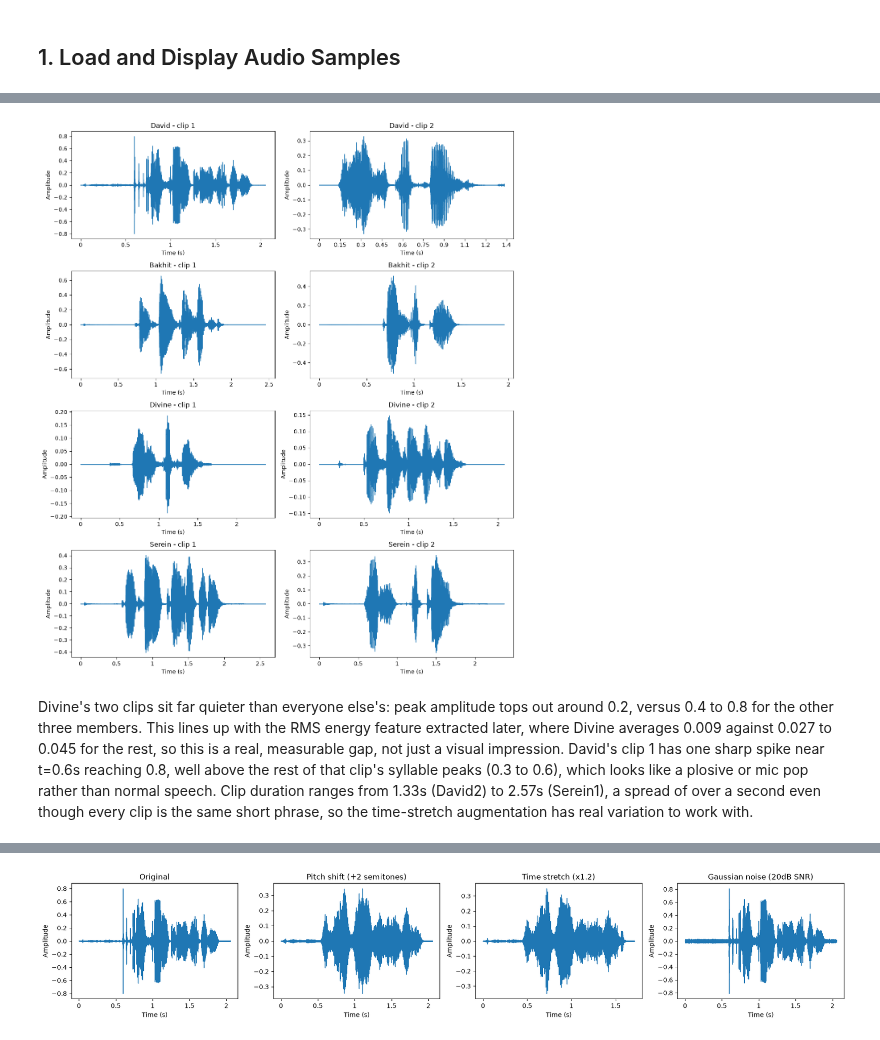
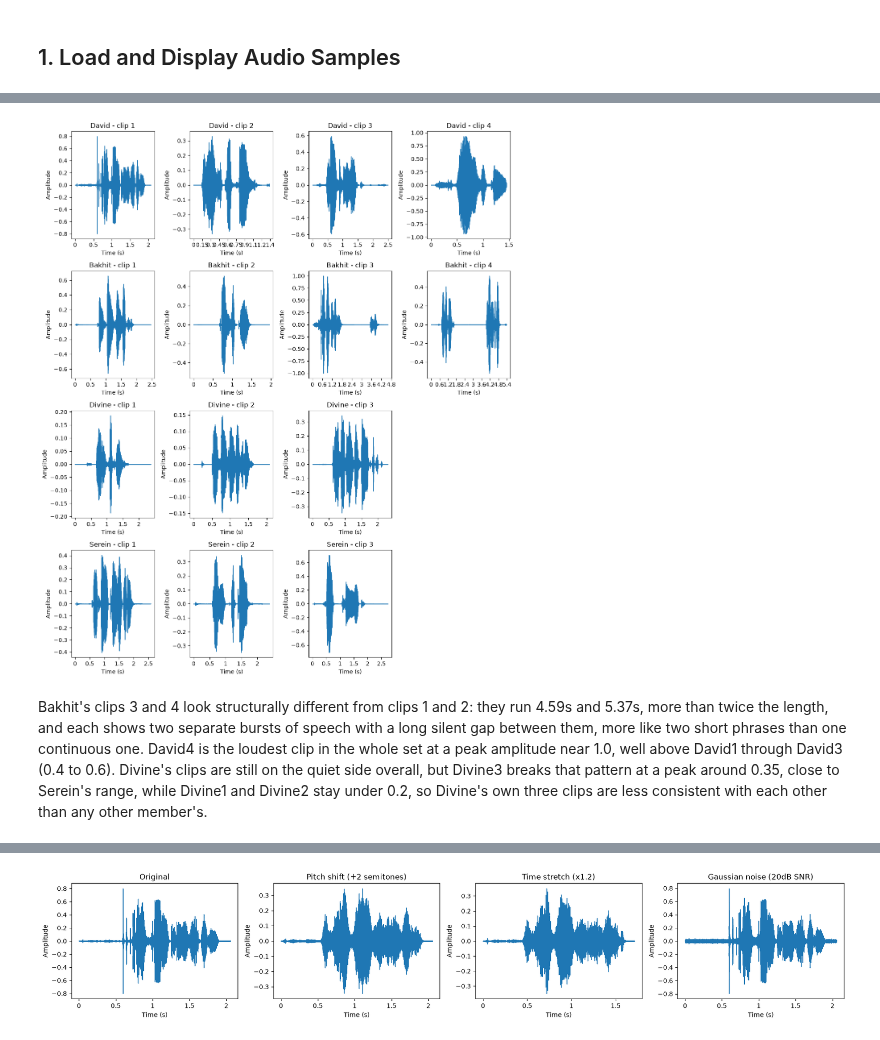
Before and after one commit to Ebi-Tech/Multimodal-Data-Preprocessing, a Jupyter notebook: notebooks/C_audio_voice_model.ipynb, the cells around one changed output, grey strips where cells are left out. Saved outputs shown, nothing was run; the diff lists cells and outputs as text; code cells hidden in the pictures.

```diff
--- a/notebooks/C_audio_voice_model.ipynb
+++ b/notebooks/C_audio_voice_model.ipynb
@@ -56,20 +61,25 @@ Serein2.wav: duration=2.37s, sr=22050
         It will be removed in librosa version 1.0.
   y, sr_native = __audioread_load(path, offset, duration, dtype)
 # %%
-fig, axes = plt.subplots(4, 2, figsize=(12, 14))
+max_clips = max(len(member_files[name]) for name in TEAM_MEMBERS)
+fig, axes = plt.subplots(len(TEAM_MEMBERS), max_clips, figsize=(max_clips * 3, len(TEAM_MEMBERS) * 3.5))
 for row, name in enumerate(TEAM_MEMBERS):
-    for col, path in enumerate(member_files[name]):
-        y, sr = audio_data[path]
+    for col in range(max_clips):
         ax = axes[row, col]
-        librosa.display.waveshow(y, sr=sr, ax=ax)
-        ax.set_title(f"{name} - clip {col + 1}")
-        ax.set_xlabel("Time (s)")
-        ax.set_ylabel("Amplitude")
+        if col < len(member_files[name]):
+            path = member_files[name][col]
+            y, sr = audio_data[path]
+            librosa.display.waveshow(y, sr=sr, ax=ax)
+            ax.set_title(f"{name} - clip {col + 1}")
+            ax.set_xlabel("Time (s)")
+            ax.set_ylabel("Amplitude")
+        else:
+            ax.axis("off")
 fig.tight_layout()
 fig.savefig("../plots/audio_waveforms.png", dpi=120)
 plt.show()
 # %% [output]
-[figure, old version]
+[figure, new version]
 # %% [markdown]
-Divine's two clips sit far quieter than everyone else's: peak amplitude tops out around 0.2, versus 0.4 to 0.8 for the other three members. This lines up with the RMS energy feature extracted later, where Divine averages 0.009 against 0.027 to 0.045 for the rest, so this is a real, measurable gap, not just a visual impression. David's clip 1 has one sharp spike near t=0.6s reaching 0.8, well above the rest of that clip's syllable peaks (0.3 to 0.6), which looks like a plosive or mic pop rather than normal speech. Clip duration ranges from 1.33s (David2) to 2.57s (Serein1), a spread of over a second even though every clip is the same short phrase, so the time-stretch augmentation has real variation to work with.
+Bakhit's clips 3 and 4 look structurally different from clips 1 and 2: they run 4.59s and 5.37s, more than twice the length, and each shows two separate bursts of speech with a long silent gap between them, more like two short phrases than one continuous one. David4 is the loudest clip in the whole set at a peak amplitude near 1.0, well above David1 through David3 (0.4 to 0.6). Divine's clips are still on the quiet side overall, but Divine3 breaks that pattern at a peak around 0.35, close to Serein's range, while Divine1 and Divine2 stay under 0.2, so Divine's own three clips are less consistent with each other than any other member's.
 # %%
```
Also changed, not shown: parts of 21 cells of this notebook, 13 other files.
